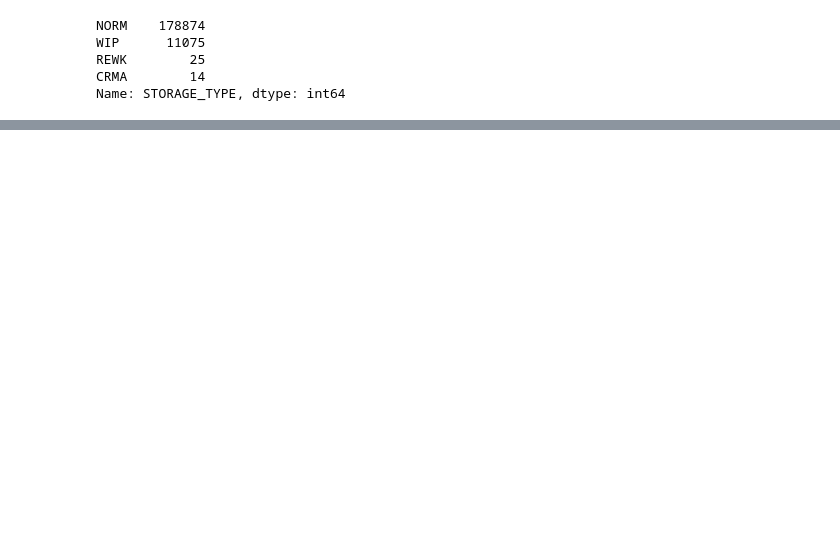
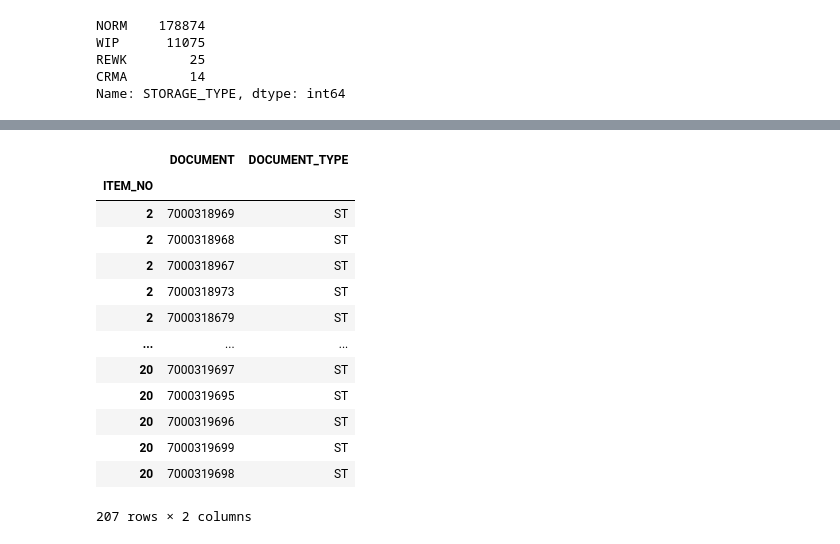
Before and after one commit to randomside/Excel-to-SQL-snippets, a Jupyter notebook: pandas_scripts.ipynb, the cells around one changed output, grey strips where cells are left out. Saved outputs shown, nothing was run; the diff lists cells and outputs as text; code cells hidden in the pictures; blank space fills up the shorter version.

```diff
--- a/pandas_scripts.ipynb
+++ b/pandas_scripts.ipynb
@@ -183,0 +165,17 @@ storage_rewk
+# %%
+df.loc[~my_filter, ['DOCUMENT', 'DOCUMENT_TYPE']]
+# %% [output]
+|  | DOCUMENT | DOCUMENT_TYPE |
+| ITEM_NO |  |  |
+| 2 | 7000318969 | ST |
+| 2 | 7000318968 | ST |
+| 2 | 7000318967 | ST |
+| 2 | 7000318973 | ST |
+| 2 | 7000318679 | ST |
+| ... | ... | ... |
+| 20 | 7000319697 | ST |
+| 20 | 7000319695 | ST |
+| 20 | 7000319696 | ST |
+| 20 | 7000319699 | ST |
+| 20 | 7000319698 | ST |
+207 rows × 2 columns
```
Also changed, not shown: parts of 19 cells of this notebook, 6 other files.
